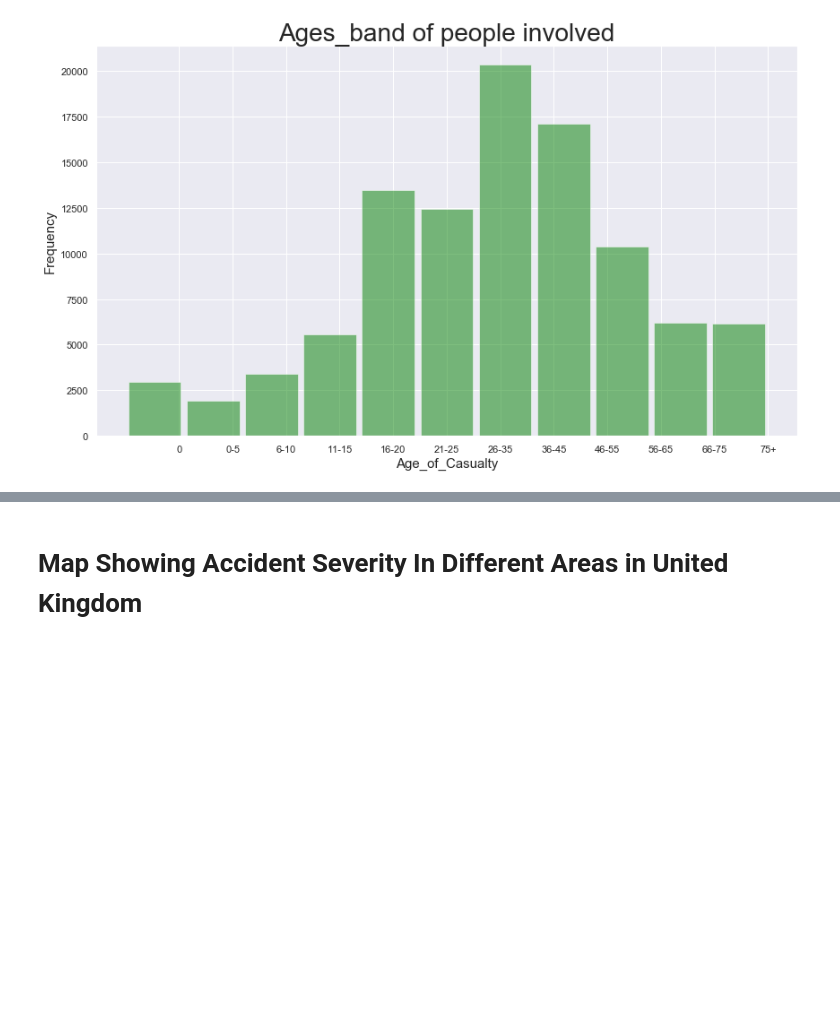
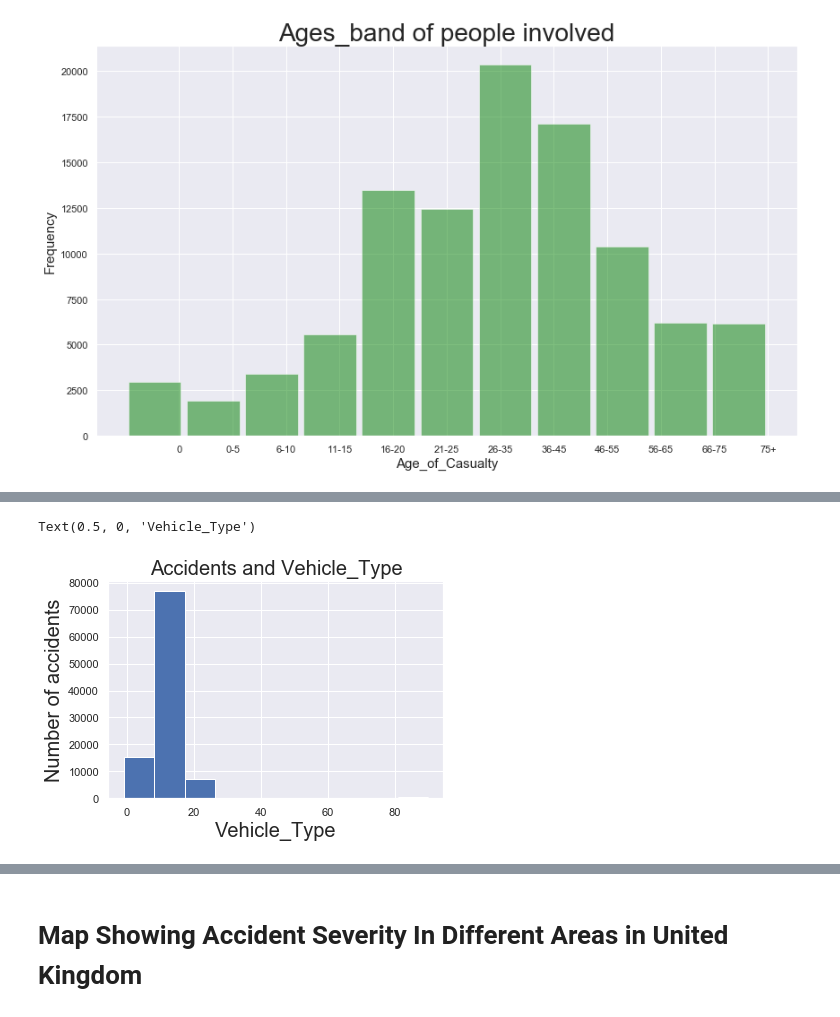
Before and after one commit to BrunoJay/Python-recess-project, a Jupyter notebook: uploadingClean.ipynb, the cells around one changed output, grey strips where cells are left out. Drawn from its saved outputs; the diff is of its cells as text; code cells hidden in the pictures; blank space fills up the shorter version.

```diff
--- a/uploadingClean.ipynb
+++ b/uploadingClean.ipynb
@@ -315,0 +356,9 @@ Text(0.5, 0, 'Age_of_Casualty')
+# %%
+##this plot needs to be understoodf
+plt.hist(all_data.Vehicle_Type)
+plt.title('Accidents and Vehicle_Type', fontsize = 20)
+plt.ylabel('Number of accidents', fontsize = 20)
+plt.xlabel('Vehicle_Type', fontsize = 20)
+# %% [output]
+Text(0.5, 0, 'Vehicle_Type')
+[figure, added]
```
Also changed, not shown: parts of 38 cells of this notebook.
